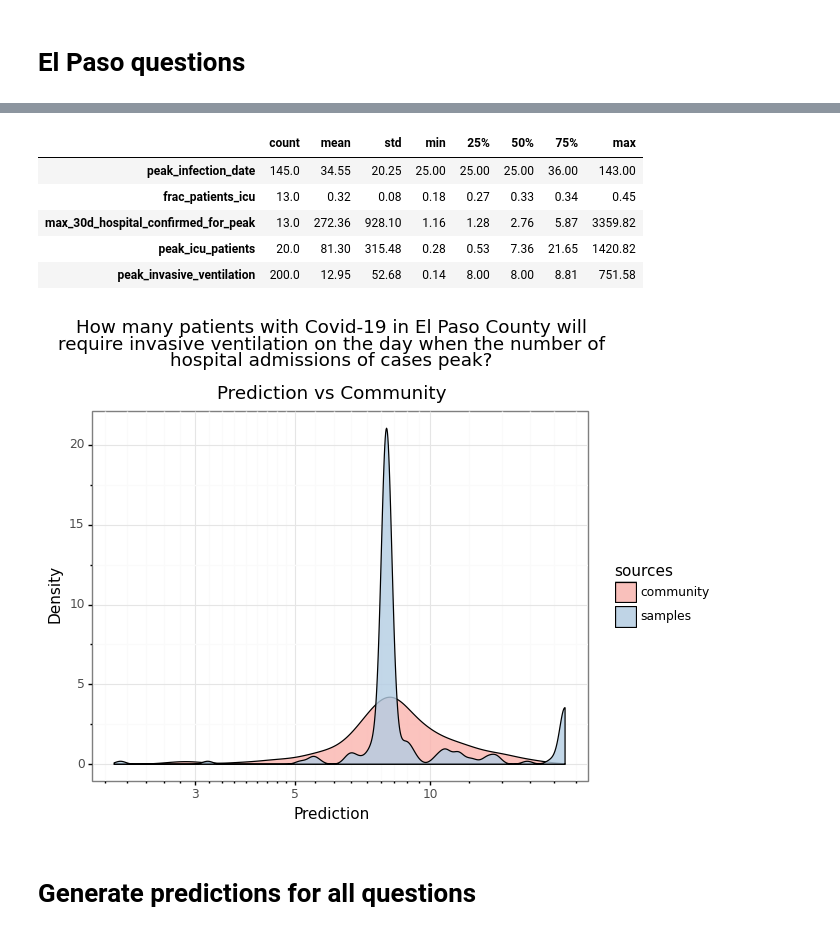
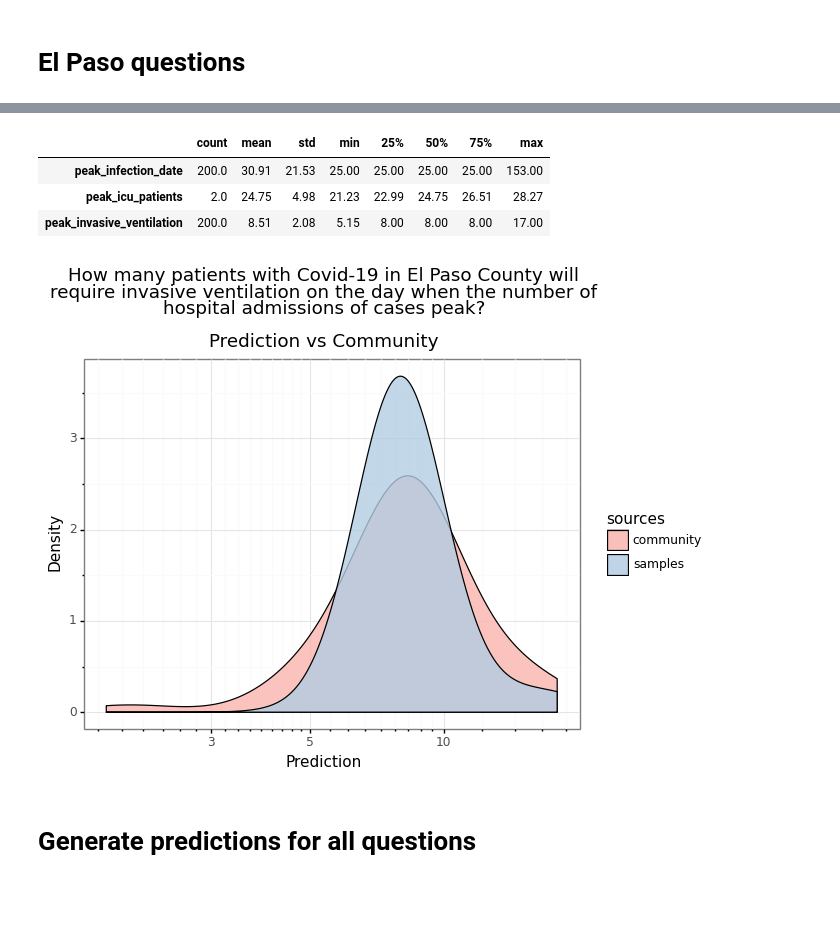
Before and after one commit to oughtinc/ergo, a Jupyter notebook: notebooks/build/el-paso.ipynb, the cells around one changed output, grey strips where cells are left out. Cells and saved outputs as stored; diff of their text form; code cells hidden in the pictures; blank space fills up the shorter version.

Commit message:
Changes per PR comments

```diff
--- a/notebooks/build/el-paso.ipynb
+++ b/notebooks/build/el-paso.ipynb
@@ -498,20 +494,22 @@ plot_question(max_30d_hospital_confirmed_for_peak, bw=0.01)
 # %%
-@question(4204, community_weight=0.3)
+@question(4204)
 def peak_icu_patients():
     """
     How many patients with Covid-19 in El Paso County will be in the
     ICU on the day when the number of hospital admissions of cases peak?
     """
-    peak_hospitalized_date = peak_hospitalized()[0]
-
     try:
-        return get_historical_data(peak_hospitalized_date, "in_icu")
+        return get_historical_data(peak_hospitalized_date(), "in_icu")
     except KeyError:
         # If we don't have historical data,
-        # use @Tamay's approach:
-        # https://pandemic.metaculus.com/questions/4204/
-        peak_hospitalized_patients = max_30d_hospital_confirmed_for_peak()
-        return peak_hospitalized_patients * frac_patients_icu()
-plot_question(peak_icu_patients)
+        # use the community prediction...
+        if ergo.flip(0.8):
+            return peak_icu_patients.question.sample_community()
+        else:
+            # ...or use @Tamay's approach:
+            # https://pandemic.metaculus.com/questions/4204/
+            peak_hospitalized_patients = max_30d_hospital_confirmed_for_peak()
+            return peak_hospitalized_patients * frac_patients_icu()
+plot_question(peak_icu_patients, bw=0.1)
 # %% [output]
 |  | count | mean | std | min | 25% | 50% | 75% | max |
@@ -523,30 +521,31 @@ plot_question(peak_icu_patients)
 # %%
-@question(4201, community_weight=0.3)
+@question(4201)
 def peak_invasive_ventilation():
     """
     How many patients with Covid-19 in El Paso County will be on invasive
     ventilation on the day when the number of hospital admissions of cases
     peak?
     """
-    peak_hospitalized_date = peak_hospitalized()[0]
-
     try:
-        return get_historical_data(peak_hospitalized_date, "on_ventilator")
+        return get_historical_data(peak_hospitalized_date(), "on_ventilator")
     except KeyError:
         # If we don't have historical data,
-        # use @Tamay's approach:
-        # https://pandemic.metaculus.com/questions/4201/#comment-28004
-        return frac_icu_ventilation() * peak_icu_patients()
+        # use the community prediction...
+        if ergo.flip(0.8):
+            return peak_invasive_ventilation.question.sample_community()
+        else:
+            # ...or use @Tamay's approach:
+            # https://pandemic.metaculus.com/questions/4201/#comment-28004
+            return frac_icu_ventilation() * peak_icu_patients()
 
-plot_question(peak_invasive_ventilation)
+
+plot_question(peak_invasive_ventilation, bw=0.1)
 # %% [output]
 |  | count | mean | std | min | 25% | 50% | 75% | max |
-| peak_infection_date | 145.0 | 34.55 | 20.25 | 25.00 | 25.00 | 25.00 | 36.00 | 143.00 |
-| frac_patients_icu | 13.0 | 0.32 | 0.08 | 0.18 | 0.27 | 0.33 | 0.34 | 0.45 |
-| max_30d_hospital_confirmed_for_peak | 13.0 | 272.36 | 928.10 | 1.16 | 1.28 | 2.76 | 5.87 | 3359.82 |
-| peak_icu_patients | 20.0 | 81.30 | 315.48 | 0.28 | 0.53 | 7.36 | 21.65 | 1420.82 |
-| peak_invasive_ventilation | 200.0 | 12.95 | 52.68 | 0.14 | 8.00 | 8.00 | 8.81 | 751.58 |
+| peak_infection_date | 200.0 | 30.91 | 21.53 | 25.00 | 25.00 | 25.00 | 25.00 | 153.00 |
+| peak_icu_patients | 2.0 | 24.75 | 4.98 | 21.23 | 22.99 | 24.75 | 26.51 | 28.27 |
+| peak_invasive_ventilation | 200.0 | 8.51 | 2.08 | 5.15 | 8.00 | 8.00 | 8.00 | 17.00 |
-[figure, old version]
+[figure, new version]
 # %% [markdown]
 # Generate predictions for all questions
 # %%
```
Also changed, not shown: parts of 13 cells of this notebook, 1 other file.
